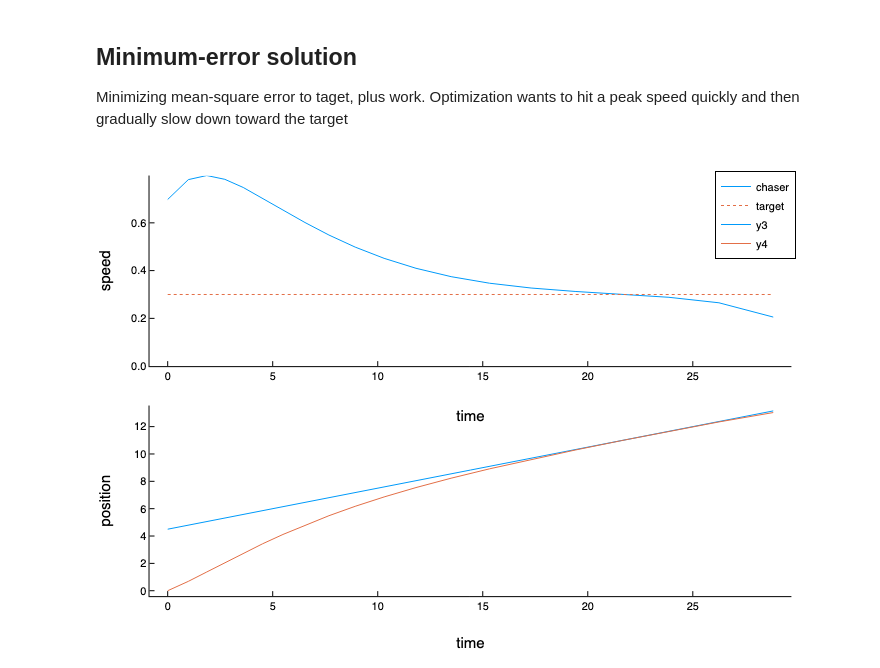
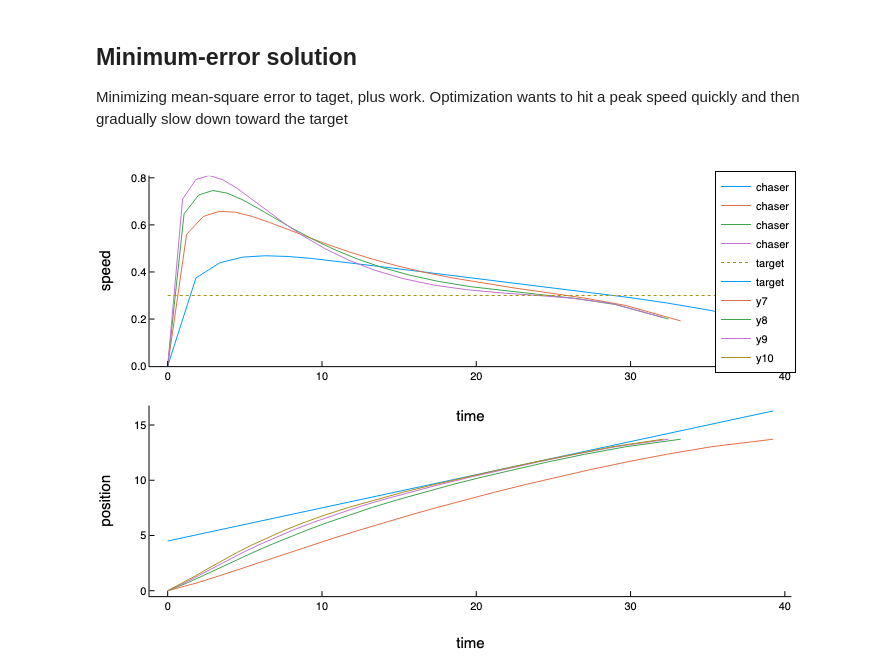
Before and after one commit to kuo-lab/DynLoco, a Jupyter notebook: src/playtag.ipynb, the cells around one changed output. Saved outputs shown, nothing was run; the diff lists cells and outputs as text; code cells hidden in the pictures.

```diff
--- a/src/playtag.ipynb
+++ b/src/playtag.ipynb
@@ -73,20 +73,22 @@ Optimization wants to hit a peak speed quickly and then gradually slow down towa
 # %%
 wstar4 = findgait(WalkRW2l(α=0.35,safety=true), target=:speed=>0.3, varying=:P)
 ctime = 0. # cost of time, to encourage hurrying
-cerror = 0.015
+cerrors = 0.001:0.005:0.02
 targetspeed = 0.3
 targetdist = 4.5
-result = optwalktag(wstar4, 20, ctime=ctime, cerror=cerror,targetspeed=targetspeed, targetdist=targetdist)
+results = [optwalktag(wstar4, 20, ctime=ctime, cerror=cerror,targetspeed=targetspeed, targetdist=targetdist)
+    for cerror in cerrors]
+targetpos(t) = targetdist .+ targetspeed.*t
 p = plot(layout=(2,1))
-targettime = range(0, result.totaltime, length=50)
-targetpos(t) = targetdist .+ targetspeed.*t
-chasertime = cumsum([0;result.steps.tf])
-chaserposn = cumsum([0; result.steps.steplength])
-catcher = length(chaserposn)-1 #findfirst(chaserposn .>= targetpos.(chasertime))
-plot!(p[1], chasertime[1:catcher], result.steps.speed[1:catcher],ylims=(0,Inf),xlabel="time",ylabel="speed",
+targettimes = [range(0, result.totaltime, length=50) for result in results]
+chasertimes = [cumsum([0;result.steps.tf]) for result in results] # accumulate step times
+chaserposns = [cumsum([0; result.steps.steplength]) for result in results] # how far chaser goes
+chaserspeeds = [[0; result.steps.speed] for result in results] # prepend 0 for start speed
+
+plot!(p[1], chasertimes, chaserspeeds,ylims=(0,Inf),xlabel="time",ylabel="speed",
     label="chaser")
-plot!(p[1], chasertime[[1,catcher]],[targetspeed,targetspeed],linestyle=:dot,label="target")
-plot!(p[2], chasertime[1:catcher], targetpos(chasertime[1:catcher]))
-plot!(p[2], chasertime[1:catcher], chaserposn[1:catcher],xlabel="time",ylabel="position")
+plot!(p[1], chasertimes[1][[1,end]],[targetspeed,targetspeed],linestyle=:dot,label="target")
+plot!(p[2], chasertimes[1], targetpos.(chasertimes[1]),label="target")
+plot!(p[2], chasertimes, chaserposns,xlabel="time",ylabel="position")
 # %% [output]
-[figure, old version]
+[figure, new version]
```
